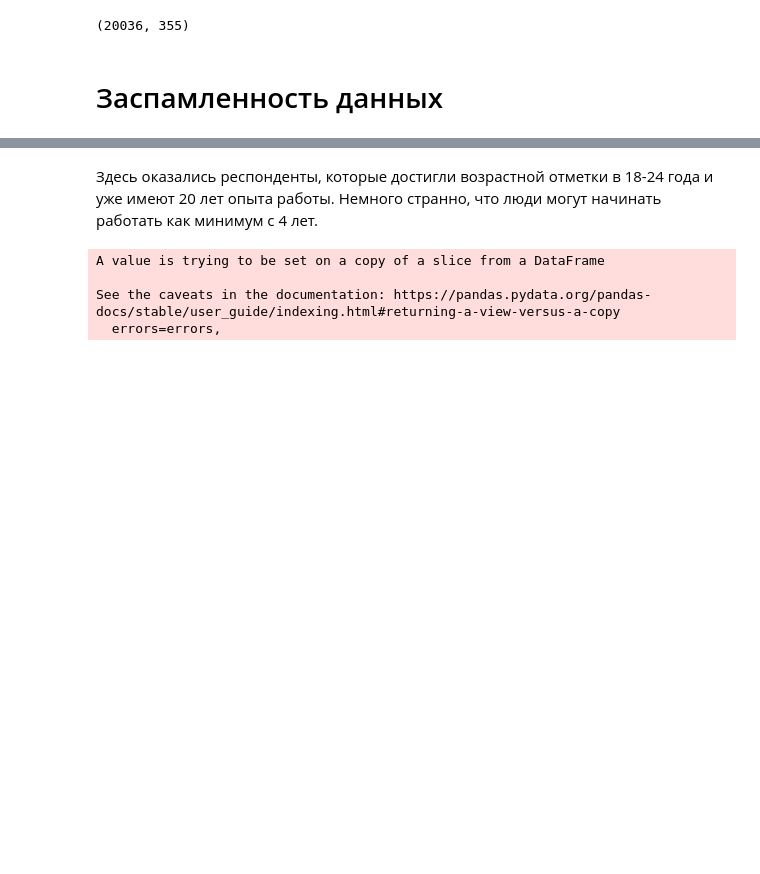
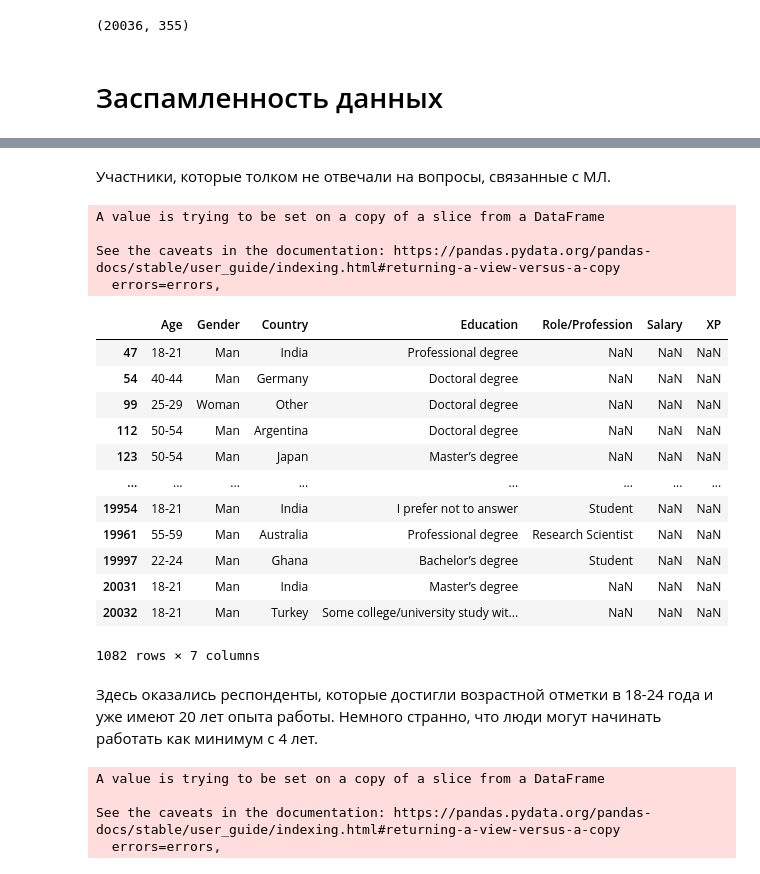
Before and after one commit to makmary/Kaggle-Competition, a Jupyter notebook: python-qlickview-solution/DataScienceKaggle.ipynb, the cells around one changed output, grey strips where cells are left out. Drawn from its saved outputs; the diff is of its cells as text; code cells hidden in the pictures; blank space fills up the shorter version.

```diff
--- a/python-qlickview-solution/DataScienceKaggle.ipynb
+++ b/python-qlickview-solution/DataScienceKaggle.ipynb
@@ -96,3 +86,30 @@ See the caveats in the documentation: https://pandas.pydata.org/pandas-docs/stab
+# %% [markdown]
+Участники, которые толком не отвечали на вопросы, связанные с МЛ.
+# %%
+spam_data = data[1:]
+skipped = spam_data.iloc[:, 7:]
+only_answer_demographic = ((skipped == 'None') | skipped.isnull()).all(axis=1)
+spam_data.rename(columns={"Q24": "Salary", "Q1": 'Age', "Q2": 'Gender', "Q3": 'Country', 'Q4': 'Education', "Q5": 'Role/Profession', 'Q6': 'XP'}, inplace=True)
+spam_data = spam_data[[ 'Age', 'Gender', 'Country', 'Education', 'Role/Profession', 'Salary', 'XP']]
+spam_data[only_answer_demographic]
+# %% [output]
+A value is trying to be set on a copy of a slice from a DataFrame
+
+See the caveats in the documentation: https://pandas.pydata.org/pandas-docs/stable/user_guide/indexing.html#returning-a-view-versus-a-copy
+  errors=errors,
+|  | Age | Gender | Country | Education | Role/Profession | Salary | XP |
+| 47 | 18-21 | Man | India | Professional degree | NaN | NaN | NaN |
+| 54 | 40-44 | Man | Germany | Doctoral degree | NaN | NaN | NaN |
+| 99 | 25-29 | Woman | Other | Doctoral degree | NaN | NaN | NaN |
+| 112 | 50-54 | Man | Argentina | Doctoral degree | NaN | NaN | NaN |
+| 123 | 50-54 | Man | Japan | Master’s degree | NaN | NaN | NaN |
+| ... | ... | ... | ... | ... | ... | ... | ... |
+| 19954 | 18-21 | Man | India | I prefer not to answer | Student | NaN | NaN |
+| 19961 | 55-59 | Man | Australia | Professional degree | Research Scientist | NaN | NaN |
+| 19997 | 22-24 | Man | Ghana | Bachelor’s degree | Student | NaN | NaN |
+| 20031 | 18-21 | Man | India | Master’s degree | NaN | NaN | NaN |
+| 20032 | 18-21 | Man | Turkey | Some college/university study wit... | NaN | NaN | NaN |
+1082 rows × 7 columns
 # %% [markdown]
 Здесь оказались респонденты, которые достигли возрастной отметки в 18-24 года и уже имеют 20 лет опыта работы. Немного странно, что люди могут начинать работать как минимум с 4 лет.
 # %%
```
Also changed, not shown: parts of 12 cells of this notebook.
